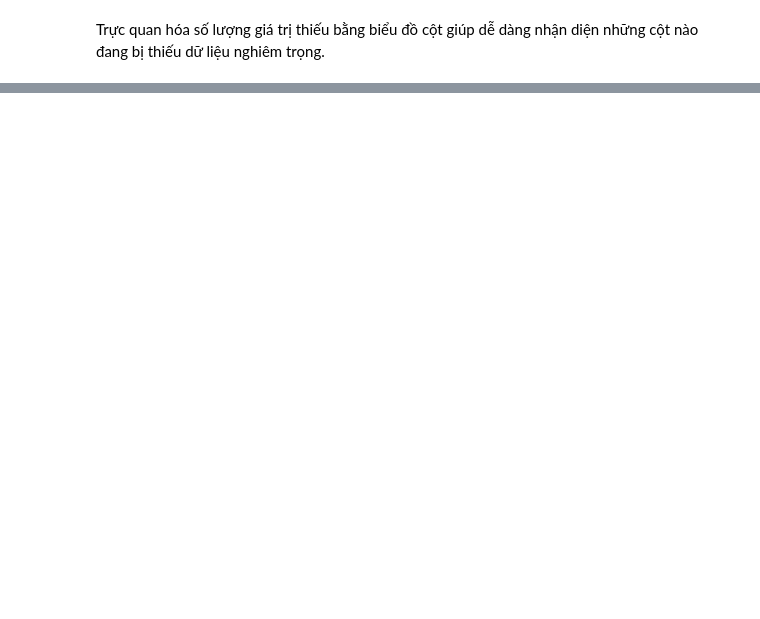
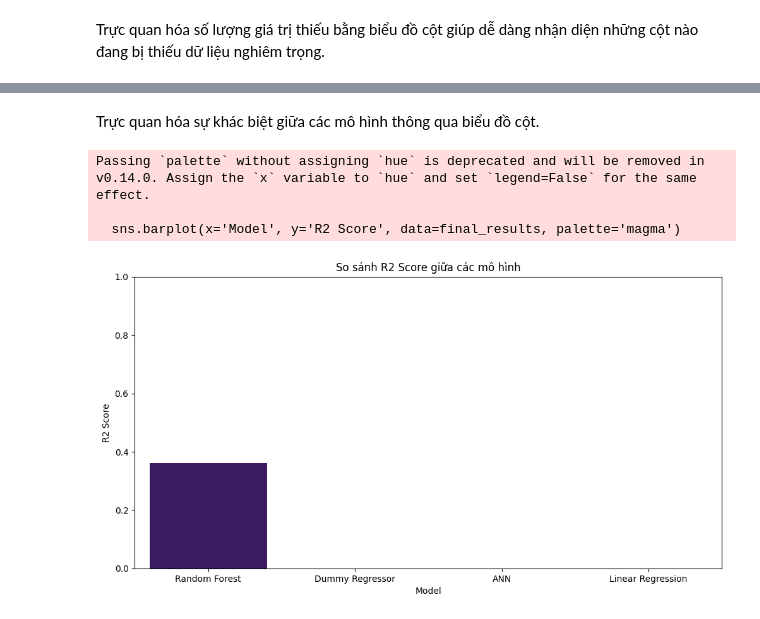
Before and after one commit to Huhhuu/DataDeepLearning, a Jupyter notebook: Deeplearning_TH.ipynb, the cells around one changed output, grey strips where cells are left out. Drawn from its saved outputs; the diff is of its cells as text; code cells hidden in the pictures; blank space fills up the shorter version.

```diff
--- a/Deeplearning_TH.ipynb
+++ b/Deeplearning_TH.ipynb
@@ -44,0 +332,7 @@ plt.show()
+# %%
+final_results = df_results.copy()
+new_row = {'Model': 'ANN', 'MAE': mae_ann, 'RMSE': rmse_ann, 'R2 Score': r2_ann}
+final_results = pd.concat([final_results, pd.DataFrame([new_row])], ignore_index=True)
+
+final_results = final_results.sort_values(by='R2 Score', ascending=False)
+display(final_results)
@@ -44,0 +345,13 @@ plt.show()
+# %% [markdown]
+Trực quan hóa sự khác biệt giữa các mô hình thông qua biểu đồ cột.
+# %%
+plt.figure(figsize=(12, 6))
+sns.barplot(x='Model', y='R2 Score', data=final_results, palette='magma')
+plt.title('So sánh R2 Score giữa các mô hình')
+plt.ylim(0, 1)
+plt.show()
+# %% [output]
+Passing `palette` without assigning `hue` is deprecated and will be removed in v0.14.0. Assign the `x` variable to `hue` and set `legend=False` for the same effect.
+
+  sns.barplot(x='Model', y='R2 Score', data=final_results, palette='magma')
+[figure, added]
```
Also changed, not shown: parts of 37 cells of this notebook.
